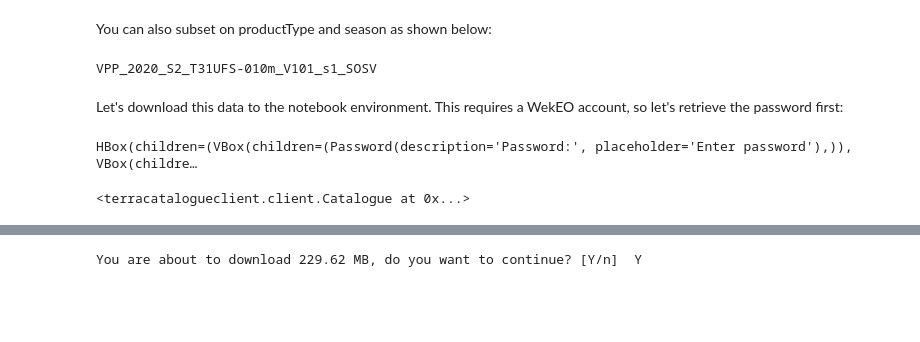
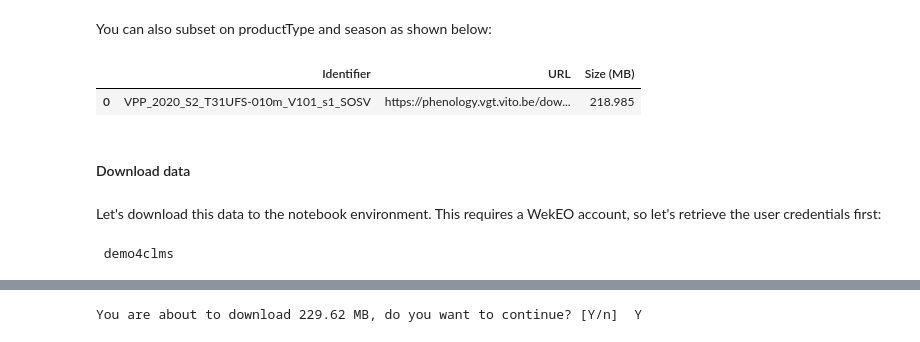
Before and after one commit to eea/clms-hrvpp-tools-python, a Jupyter notebook: HRVPP catalogue and download demo.ipynb, the cells around one changed output, grey strips where cells are left out. Drawn from its saved outputs; the diff is of its cells as text; code cells hidden in the pictures; blank space fills up the shorter version.

```diff
--- a/HRVPP catalogue and download demo.ipynb
+++ b/HRVPP catalogue and download demo.ipynb
@@ -87,44 +93,28 @@ You can also subset on productType and season as shown below:
 # %%
 import datetime as dt
 products = catalogue.get_products(
     "copernicus_r_utm-wgs84_10_m_hrvpp-vpp_p_2017-now_v01",
     start=dt.date(2020, 1, 1),
     end=dt.date(2020, 12, 31),
     tileId="31UFS",
     productType="SOSV",
     productGroupId="s1"
 )
 
-product_list = list(products)
-for product in product_list:
-    print(product.id)
+rows = []
+for product in products:
+    rows.append([product.id, product.data[0].href, (product.data[0].length/(1024*1024))])
+
+df = pd.DataFrame(data = rows, columns = ['Identifier', 'URL', 'Size (MB)'])
+df.style.set_properties(**{'text-align': 'left'})
 # %% [output]
-VPP_2020_S2_T31UFS-010m_V101_s1_SOSV
+|  | Identifier | URL | Size (MB) |
+| 0 | VPP_2020_S2_T31UFS-010m_V101_s1_SOSV | https://phenology.vgt.vito.be/dow... | 218.985 |
+# %% [markdown]
+#### Download data <a class="anchor" id="download-data"></a>
 # %% [markdown]
-Let's download this data to the notebook environment. This requires a WekEO account, so let's retrieve the password first:
+Let's download this data to the notebook environment. This requires a WekEO account, so let's retrieve the user credentials first:
-# %%
-import ipywidgets as widgets
-
-valid_output = widgets.Valid(value=False)
-
-def on_submit_func(button):
-    button.disabled=True
-    valid_output.value=True
-
-pwd_input = widgets.Password(value='password',
-                             placeholder='Enter password',
-                             description='Password:',
-                             disabled=False)
-
-pwd_input.on_submit(on_submit_func)
-
-left_box = widgets.VBox([pwd_input])
-right_box = widgets.VBox([valid_output])
-widgets.HBox([left_box, right_box])
-# %% [output]
-HBox(children=(VBox(children=(Password(description='Password:', placeholder='Enter password'),)), VBox(childre…
-# %%
-# make sure to use your WekEO username!
-catalogue.authenticate_non_interactive(username='<wekeo_username>', password=pwd_input.value)
-# %% [output]
-<terracatalogueclient.client.Catalogue at 0x...>
+# %%
+wekeo_username = input()
+# %% [output]
+ demo4clms
```
Also changed, not shown: parts of 10 cells of this notebook.
